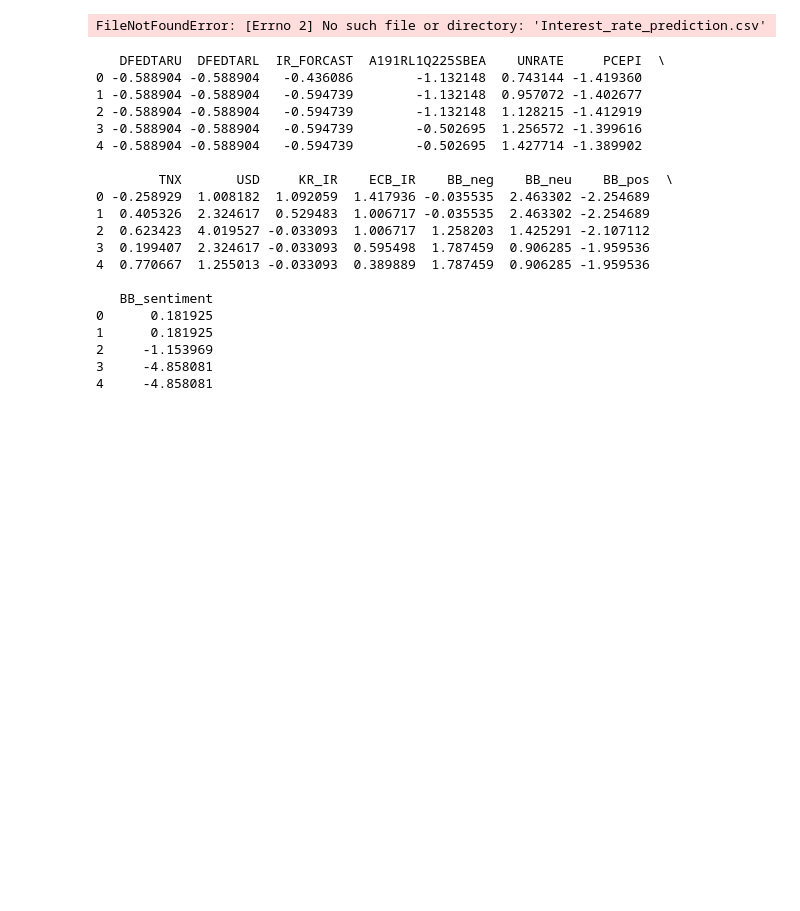
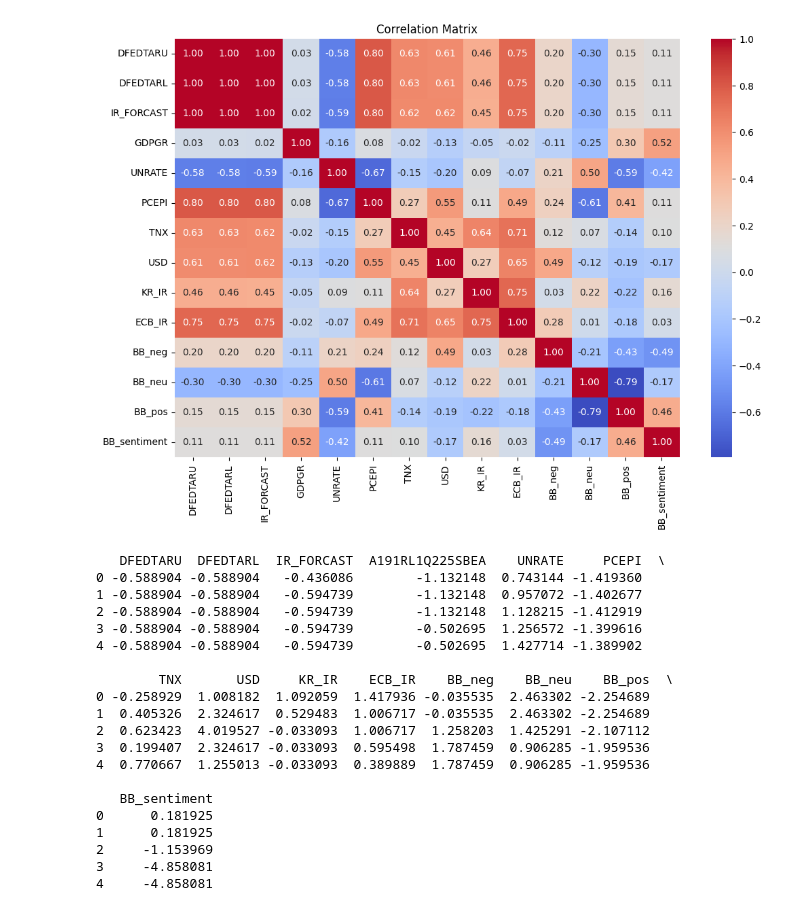
Before and after one commit to AB25122-sudo/MLP_Finance_Fed, a Jupyter notebook: Fed1/Joo/EDA_KJS_eda_interest_rate_prediction.ipynb, the cells around one changed output. Saved outputs shown, nothing was run; the diff lists cells and outputs as text; code cells hidden in the pictures; blank space fills up the shorter version.

```diff
--- a/Fed1/Joo/EDA_KJS_eda_interest_rate_prediction.ipynb
+++ b/Fed1/Joo/EDA_KJS_eda_interest_rate_prediction.ipynb
@@ -1,25 +1,25 @@
 # %%
 import pandas as pd
 import matplotlib.pyplot as plt
 import seaborn as sns
 
 # 1. 데이터 로드
-file_path = 'Interest rate prediction.csv'
+file_path = 'Interest_rate_prediction.csv'
 df = pd.read_csv(file_path)
 
 # 2. 숫자형 데이터만 선택
 numeric_df = df.select_dtypes(include=['float64', 'int64'])
 
 # 3. 상관관계 행렬 계산
 correlation_matrix = numeric_df.corr()
 
 # 4. 상관관계 행렬 시각화
 plt.figure(figsize=(12, 8))
 sns.heatmap(correlation_matrix, annot=True, cmap='coolwarm', fmt='.2f')
 plt.title('Correlation Matrix')
 plt.show()
 # %% [output]
-FileNotFoundError: [Errno 2] No such file or directory: 'Interest_rate_prediction.csv'
+[figure, added]
 # %%
 from sklearn.preprocessing import StandardScaler
 
```
